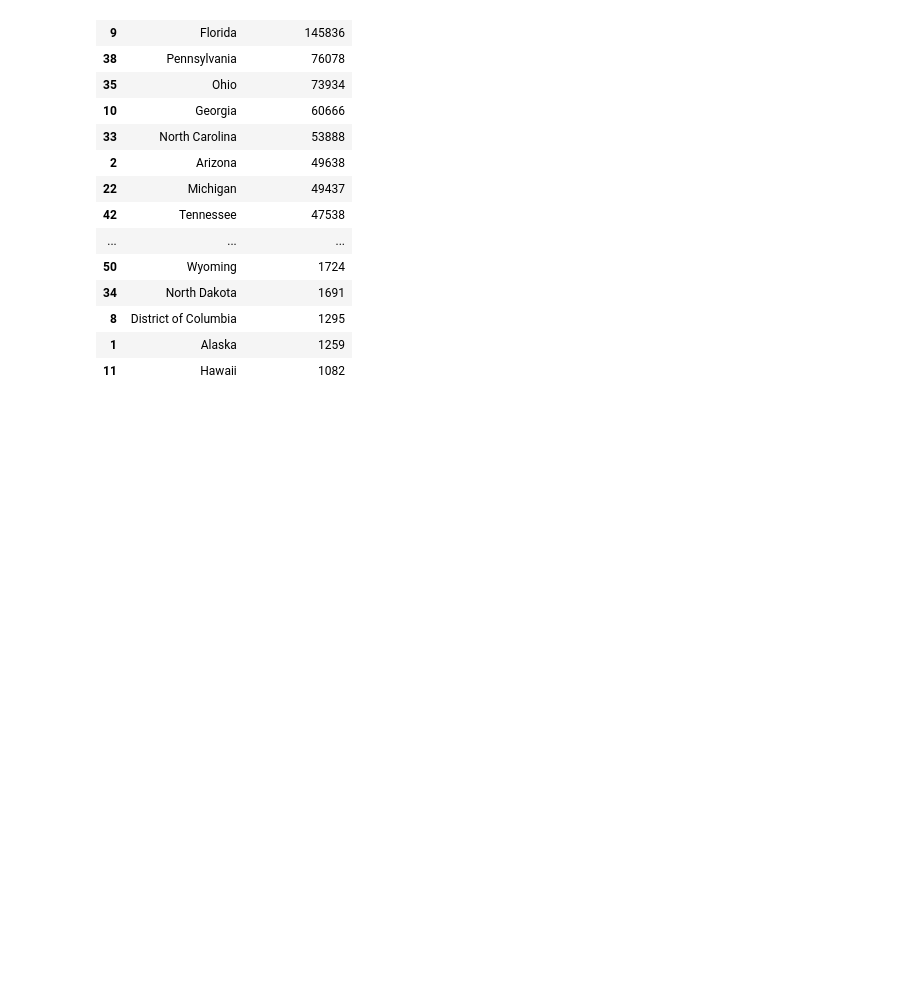
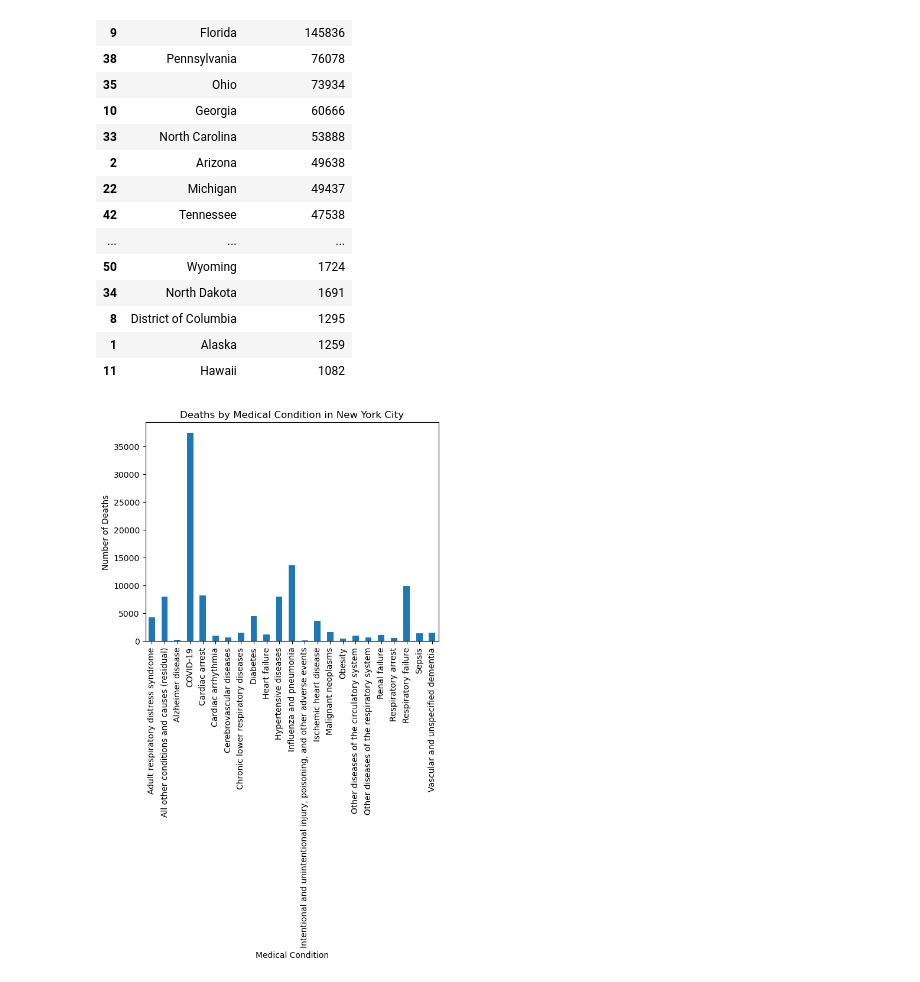
Before and after one commit to willbang548/Group_1, a Jupyter notebook: rbruceq1.ipynb, the cells around one changed output. Cells and saved outputs as stored; diff of their text form; code cells hidden in the pictures; blank space fills up the shorter version.

```diff
--- a/rbruceq1.ipynb
+++ b/rbruceq1.ipynb
@@ -112,3 +112,17 @@ df_grouped_2.head(50)
 | 8 | District of Columbia | 1295 |
 | 1 | Alaska | 1259 |
 | 11 | Hawaii | 1082 |
+# %%
+#Breakdown of deaths by condition group for New York City
+
+state_name = 'New York City'
+clean_df_filtered = clean_df[clean_df['State'] == state_name]
+grouped_data = clean_df_filtered.groupby('Condition')['COVID-19 Deaths'].sum()
+grouped_data.plot(kind='bar', rot=0)
+grouped_data.plot(kind='bar')
+plt.xlabel('Medical Condition')
+plt.ylabel('Number of Deaths')
+plt.title('Deaths by Medical Condition in ' + state_name)
+plt.show()
+# %% [output]
+[figure, added]
```
Also changed, not shown: parts of 6 cells of this notebook.
